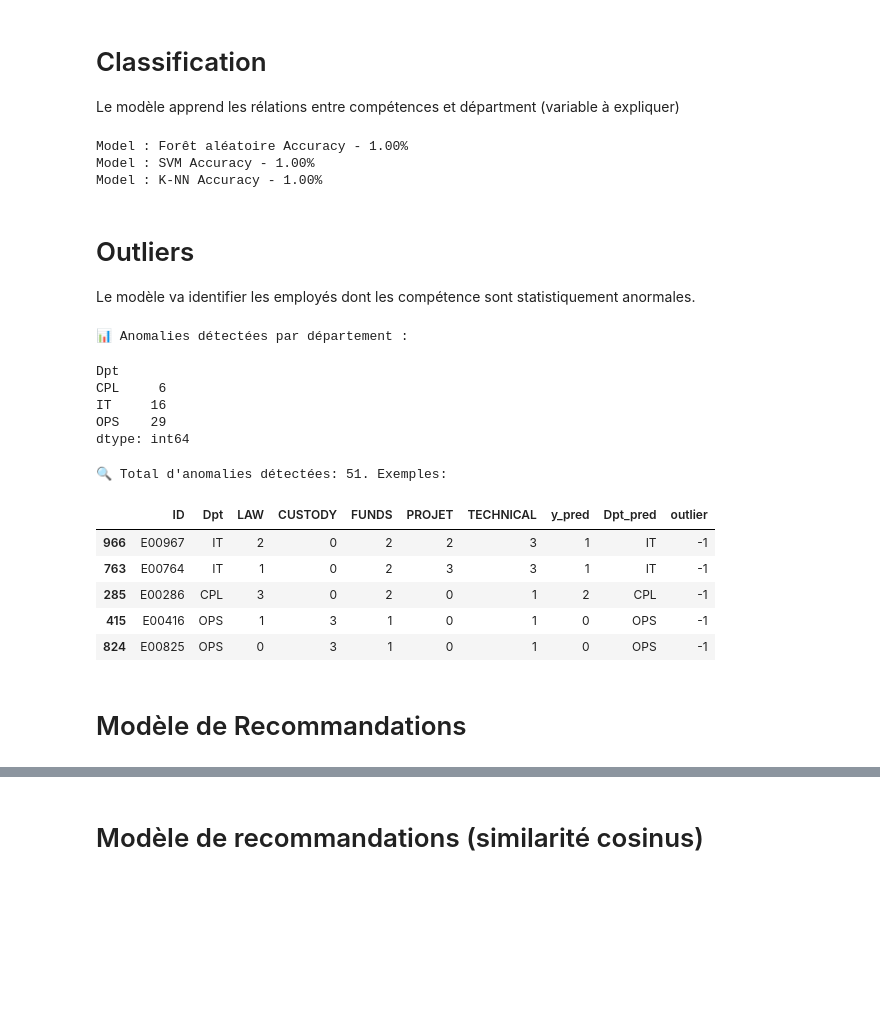
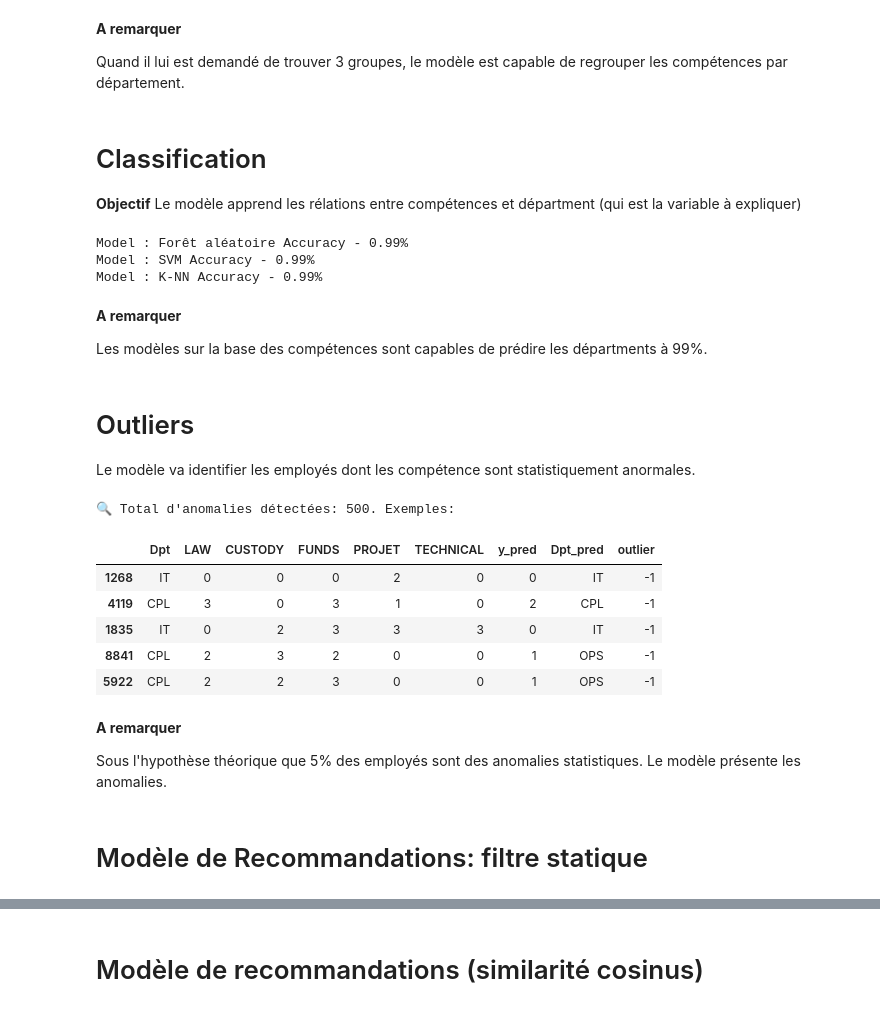
Before and after one commit to levmanuel/HR-Data, a Jupyter notebook: HR.ipynb, the cells around one changed output, grey strips where cells are left out. Cells and saved outputs as stored; diff of their text form; code cells hidden in the pictures; blank space fills up the shorter version.

```diff
--- a/HR.ipynb
+++ b/HR.ipynb
@@ -183,6 +140,10 @@ conf_mat
+# %% [markdown]
+**A remarquer**
+
+Quand il lui est demandé de trouver 3 groupes, le modèle est capable de regrouper les compétences par département.
 # %% [markdown]
 # Classification
-Le modèle apprend les rélations entre compétences et départment (variable à expliquer)
+**Objectif** Le modèle apprend les rélations entre compétences et départment (qui est la variable à expliquer)
 # %%
 # Appliquer plusieurs modèles de classification
 models = {
@@ -190,61 +151,57 @@ models = {
     'SVM': SVC(),
     'K-NN': KNeighborsClassifier()
 }
+
+for nom, model in models.items():
+    model.fit(X_train, y_train)
+    y_pred = model.predict(X_test)
+    print(f"Model : {nom} Accuracy - {accuracy_score(y_test, y_pred):.2f}%")
+    # print(confusion_matrix(y_test, y_pred))
+    # print("======== \n")
+# %% [output]
+Model : Forêt aléatoire Accuracy - 0.99%
+Model : SVM Accuracy - 0.99%
+Model : K-NN Accuracy - 0.99%
-# %%
-for nom, model in models.items():
-    model.fit(X_train, y_train)
-    y_pred = model.predict(X_test)
-    print(f"Model : {nom} Accuracy - {accuracy_score(y_test, y_pred):.2f}%")
-    # print(confusion_matrix(y_test, y_pred))
-    # print("======== \n")
-# %% [output]
-Model : Forêt aléatoire Accuracy - 1.00%
-Model : SVM Accuracy - 1.00%
-Model : K-NN Accuracy - 1.00%
+# %% [markdown]
+**A remarquer**
+
+Les modèles sur la base des compétences sont capables de prédire les départments à 99%.
 # %% [markdown]
 # Outliers
 Le modèle va identifier les employés dont les compétence sont statistiquement anormales.
 # %%
 departments = df['Dpt'].unique()
 outliers = pd.DataFrame()
 
 model = IsolationForest(
     contamination=0.05,
     random_state=42)
 
-# 2. Détection d'anomalies par département
 for dept in departments:
     dept_data = df[df['Dpt'] == dept].copy()
-    X = dept_data[['LAW', 'CUSTODY', 'FUNDS', 'PROJET', 'TECHNICAL']]
+    X = dept_data[skills]
     scaler = StandardScaler()
     X_scaled_temp = scaler.fit_transform(X)
     model.fit(X_scaled_temp)
     dept_data['outlier'] = model.predict(X_scaled_temp)
     outliers = pd.concat([outliers, dept_data[dept_data['outlier'] == -1]])
 
-# 3. Analyse des résultats
-print("📊 Anomalies détectées par département :")
-outliers.groupby('Dpt').size()
+print(f"🔍 Total d'anomalies détectées: {len(outliers)}. Exemples:")
+outliers.sample(5, random_state=42)
 # %% [output]
-📊 Anomalies détectées par département :
+🔍 Total d'anomalies détectées: 500. Exemples:
-Dpt
-CPL     6
-IT     16
-OPS    29
-dtype: int64
+|  | Dpt | LAW | CUSTODY | FUNDS | PROJET | TECHNICAL | y_pred | Dpt_pred | outlier |
+| 1268 | IT | 0 | 0 | 0 | 2 | 0 | 0 | IT | -1 |
+| 4119 | CPL | 3 | 0 | 3 | 1 | 0 | 2 | CPL | -1 |
+| 1835 | IT | 0 | 2 | 3 | 3 | 3 | 0 | IT | -1 |
+| 8841 | CPL | 2 | 3 | 2 | 0 | 0 | 1 | OPS | -1 |
+| 5922 | CPL | 2 | 2 | 3 | 0 | 0 | 1 | OPS | -1 |
-# %%
-print(f"🔍 Total d'anomalies détectées: {len(outliers)}. Exemples:")
-outliers.sample(5, random_state=42)
-# %% [output]
-🔍 Total d'anomalies détectées: 51. Exemples:
-|  | ID | Dpt | LAW | CUSTODY | FUNDS | PROJET | TECHNICAL | y_pred | Dpt_pred | outlier |
-| 966 | E00967 | IT | 2 | 0 | 2 | 2 | 3 | 1 | IT | -1 |
-| 763 | E00764 | IT | 1 | 0 | 2 | 3 | 3 | 1 | IT | -1 |
-| 285 | E00286 | CPL | 3 | 0 | 2 | 0 | 1 | 2 | CPL | -1 |
-| 415 | E00416 | OPS | 1 | 3 | 1 | 0 | 1 | 0 | OPS | -1 |
-| 824 | E00825 | OPS | 0 | 3 | 1 | 0 | 1 | 0 | OPS | -1 |
+# %% [markdown]
+**A remarquer**
+
+Sous l'hypothèse théorique que 5% des employés sont des anomalies statistiques. Le modèle présente les anomalies.
 # %% [markdown]
-# Modèle de Recommandations
+# Modèle de Recommandations: filtre statique
 # %%
 # Features et Target
 X = df[skills]
```
Also changed, not shown: parts of 20 cells of this notebook.
